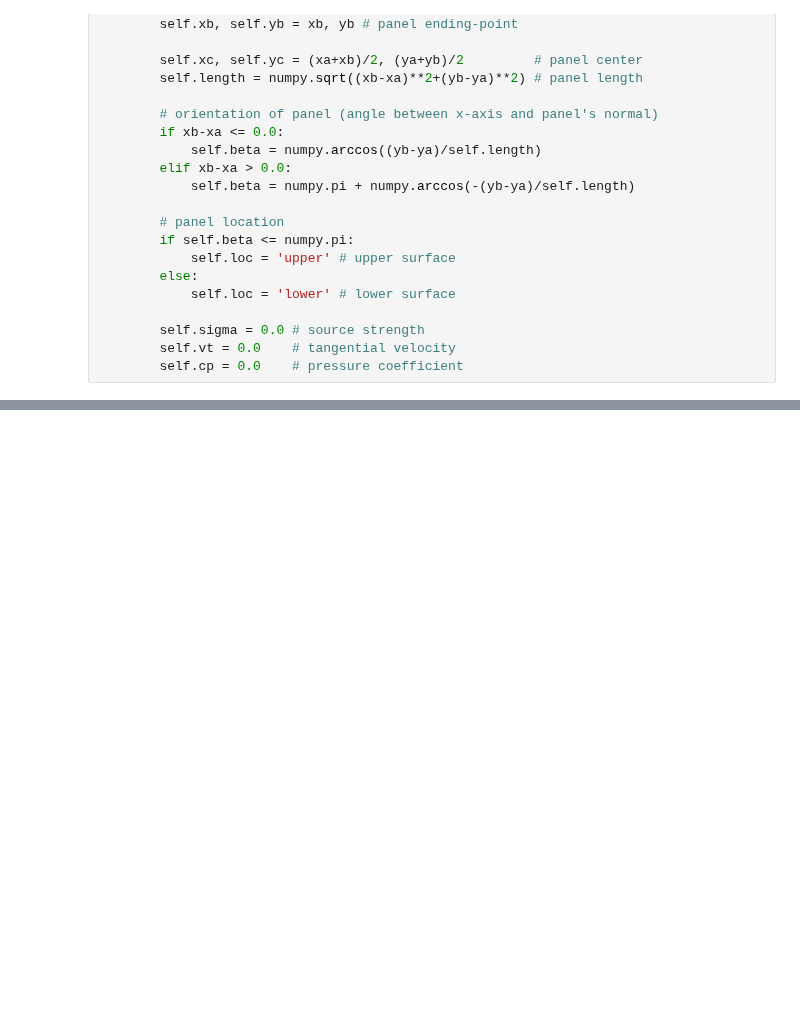
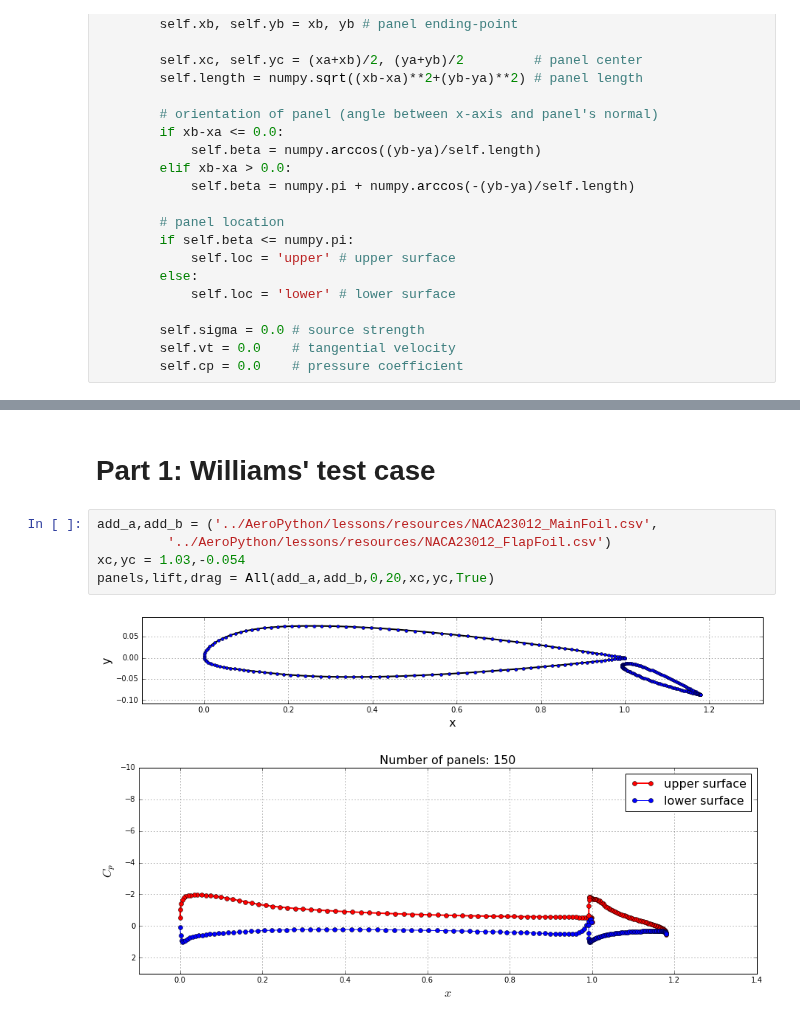
Before and after one commit to zhenyushi/mae6226_workspace, a Jupyter notebook: Assignment03.ipynb, the cells around one changed output, grey strips where cells are left out. Drawn from its saved outputs; the diff is of its cells as text; blank space fills up the shorter version.

```diff
--- a/Assignment03.ipynb
+++ b/Assignment03.ipynb
@@ -585,0 +491,10 @@ pyplot.plot(Wing_x, Wing_y, color='k', linestyle='-', linewidth=2)
+# %% [markdown]
+# Part 1: Williams' test case
+# %%
+add_a,add_b = ('../AeroPython/lessons/resources/NACA23012_MainFoil.csv',
+         '../AeroPython/lessons/resources/NACA23012_FlapFoil.csv')
+xc,yc = 1.03,-0.054
+panels,lift,drag = All(add_a,add_b,0,20,xc,yc,True)
+# %% [output]
+[figure, added]
+[figure, added]
```
Also changed, not shown: parts of 56 cells of this notebook.
